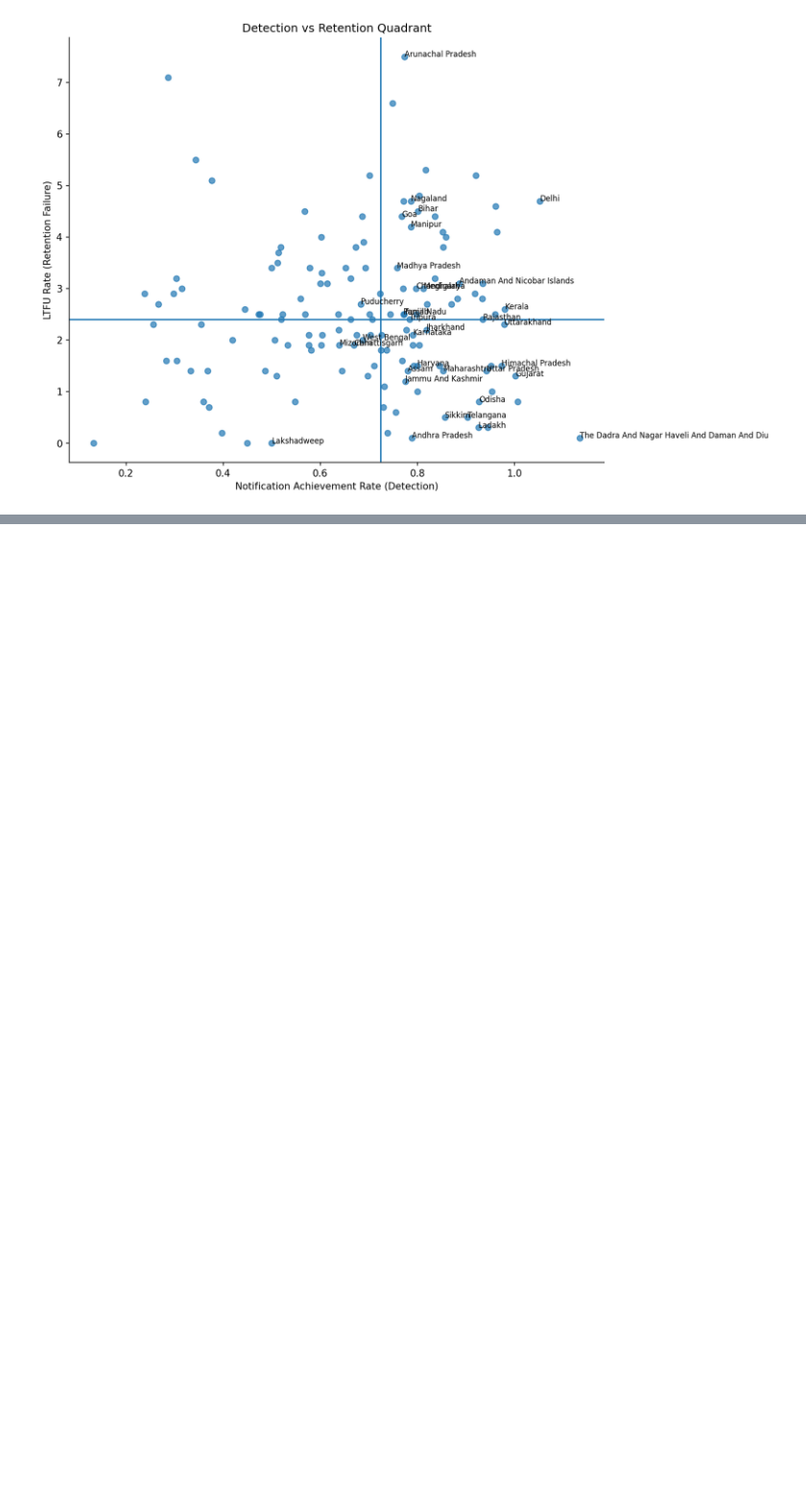
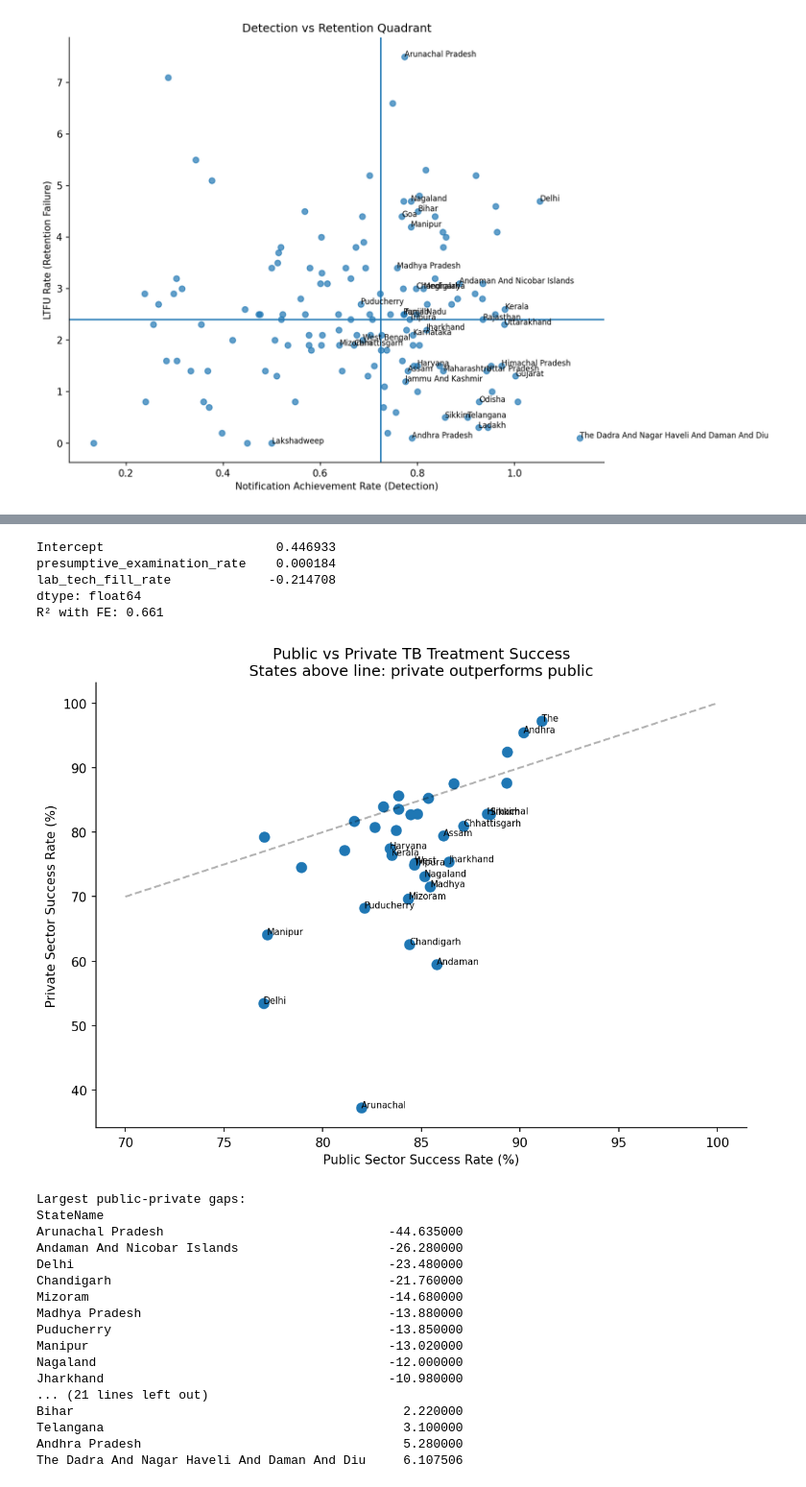
Before and after one commit to PranavAnand587/TB-Analysis, a Jupyter notebook: main.ipynb, the cells around one changed output, grey strips where cells are left out. Shown at 96% size. Drawn from its saved outputs; the diff is of its cells as text; code cells hidden in the pictures; blank space fills up the shorter version.

```diff
--- a/main.ipynb
+++ b/main.ipynb
@@ -1524,0 +1781,68 @@ plt.show()
+# %%
+import statsmodels.formula.api as smf
+
+# Add state fixed effects via C() — absorbs all time-invariant state characteristics
+model_fe = smf.ols(
+    "notification_achievement_rate ~ presumptive_examination_rate "
+    "+ lab_tech_fill_rate + C(StateCode)",
+    data=spec3
+).fit(cov_type='cluster', cov_kwds={'groups': spec3['StateCode']})
+
+# Only care about the non-state coefficients
+params = model_fe.params.filter(regex='^(?!C\(StateCode\))')
+print(params)
+print(f"R² with FE: {model_fe.rsquared:.3f}")
+# %% [output]
+Intercept                       0.446933
+presumptive_examination_rate    0.000184
+lab_tech_fill_rate             -0.214708
+dtype: float64
+R² with FE: 0.661
+# %%
+panel_full = pd.read_csv("data/cleaned/panel_full.csv")
+
+# State average public vs private success rates
+pub_priv = (
+    panel_full.groupby("StateName")[
+        ["success_rate", "success_rate_public", "success_rate_private", "ltfu_rate"]
+    ].mean().dropna(subset=["success_rate_public", "success_rate_private"])
+)
+
+# Gap between public and private
+pub_priv["pub_priv_gap"] = pub_priv["success_rate_private"] - pub_priv["success_rate_public"]
+
+fig, ax = plt.subplots(figsize=(8, 6))
+ax.scatter(pub_priv["success_rate_public"], pub_priv["success_rate_private"], s=60)
+ax.plot([70, 100], [70, 100], "k--", alpha=0.3, label="Public = Private line")
+for state, row in pub_priv.iterrows():
+    if abs(row["pub_priv_gap"]) > 5:
+        ax.annotate(state.split()[0],
+                    (row["success_rate_public"], row["success_rate_private"]),
+                    fontsize=7)
+ax.set_xlabel("Public Sector Success Rate (%)")
+ax.set_ylabel("Private Sector Success Rate (%)")
+ax.set_title("Public vs Private TB Treatment Success\nStates above line: private outperforms public")
+plt.tight_layout()
+plt.show()
+
+print("\nLargest public-private gaps:")
+print(pub_priv["pub_priv_gap"].sort_values().to_string())
+# %% [output]
+[figure, added]
+Largest public-private gaps:
+StateName
+Arunachal Pradesh                              -44.635000
+Andaman And Nicobar Islands                    -26.280000
+Delhi                                          -23.480000
+Chandigarh                                     -21.760000
+Mizoram                                        -14.680000
+Madhya Pradesh                                 -13.880000
+Puducherry                                     -13.850000
+Manipur                                        -13.020000
+Nagaland                                       -12.000000
+Jharkhand                                      -10.980000
+... (21 lines left out)
+Bihar                                            2.220000
+Telangana                                        3.100000
+Andhra Pradesh                                   5.280000
+The Dadra And Nagar Haveli And Daman And Diu     6.107506
```
Also changed, not shown: parts of 33 cells of this notebook, 17 other files.
